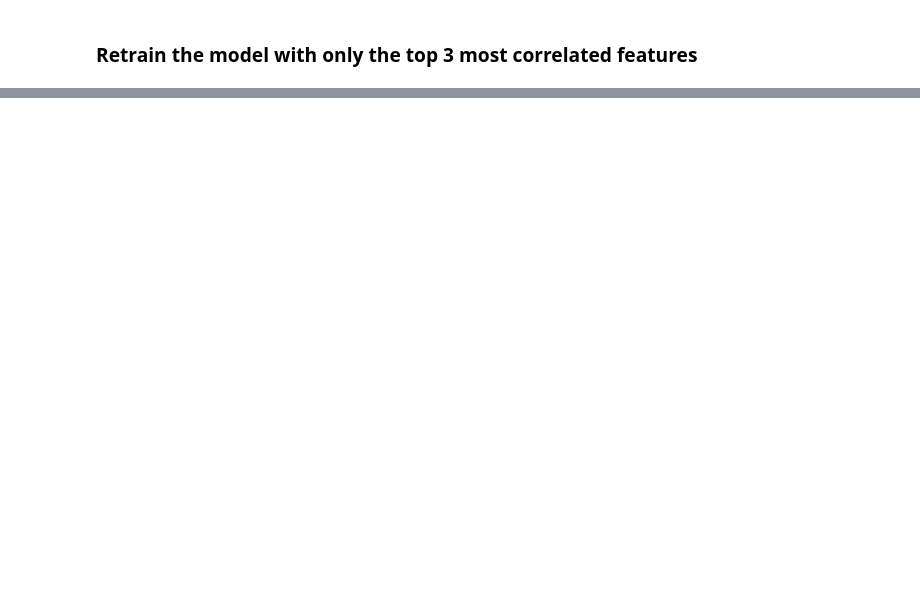
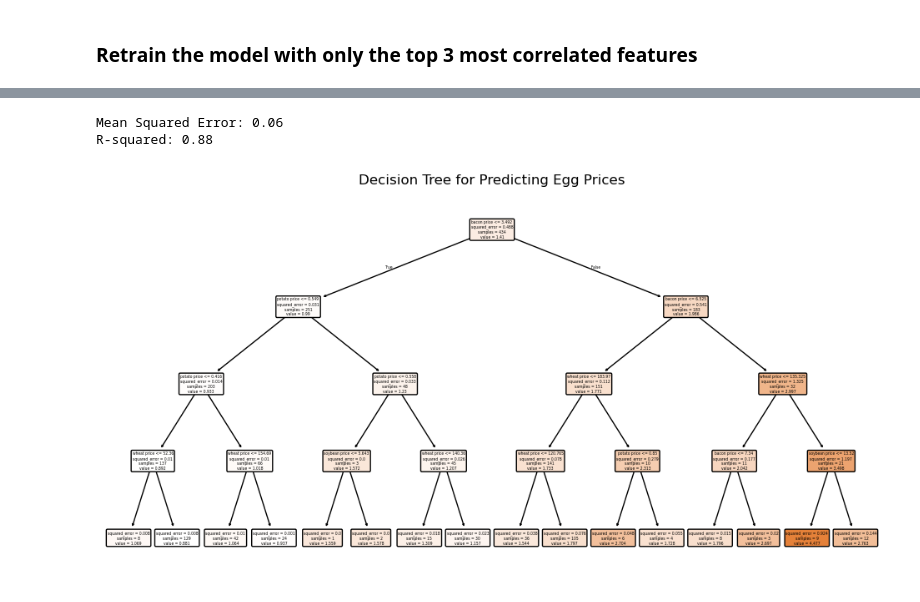
Before and after one commit to xeniachen-01/142a-eggs, a Jupyter notebook: project.ipynb, the cells around one changed output, grey strips where cells are left out. Cells and saved outputs as stored; diff of their text form; code cells hidden in the pictures; blank space fills up the shorter version.

Commit message:
created decision tree

```diff
--- a/project.ipynb
+++ b/project.ipynb
@@ -471,0 +502,9 @@ y.to_csv('y.csv', index=False)
+# %%
+#splitting into training ans test sets
+X_train, X_test, y_train, y_test = train_test_split(X_imputed, y_clean, test_size=0.2, random_state=42)
+# %%
+from sklearn.tree import DecisionTreeRegressor
+
+tree_model = DecisionTreeRegressor(max_depth = 4,random_state=42)
+tree_model.fit(X_train, y_train)
+y_pred = tree_model.predict(X_test)
@@ -471,0 +525,18 @@ y.to_csv('y.csv', index=False)
+# %%
+from sklearn.metrics import mean_squared_error, r2_score
+
+tree_mse = mean_squared_error(y_test, y_pred)
+tree_r2 = r2_score(y_test, y_pred)
+
+print(f"Mean Squared Error: {tree_mse:.2f}")
+print(f"R-squared: {tree_r2:.2f}")
+# %% [output]
+Mean Squared Error: 0.06
+R-squared: 0.88
+# %%
+plt.figure(figsize=(12, 6))
+plot_tree(tree_model, feature_names=X_imputed.columns, filled=True, rounded=True)
+plt.title("Decision Tree for Predicting Egg Prices")
+plt.show()
+# %% [output]
+[figure, added]
```
Also changed, not shown: parts of 9 cells of this notebook, 2 other files.
